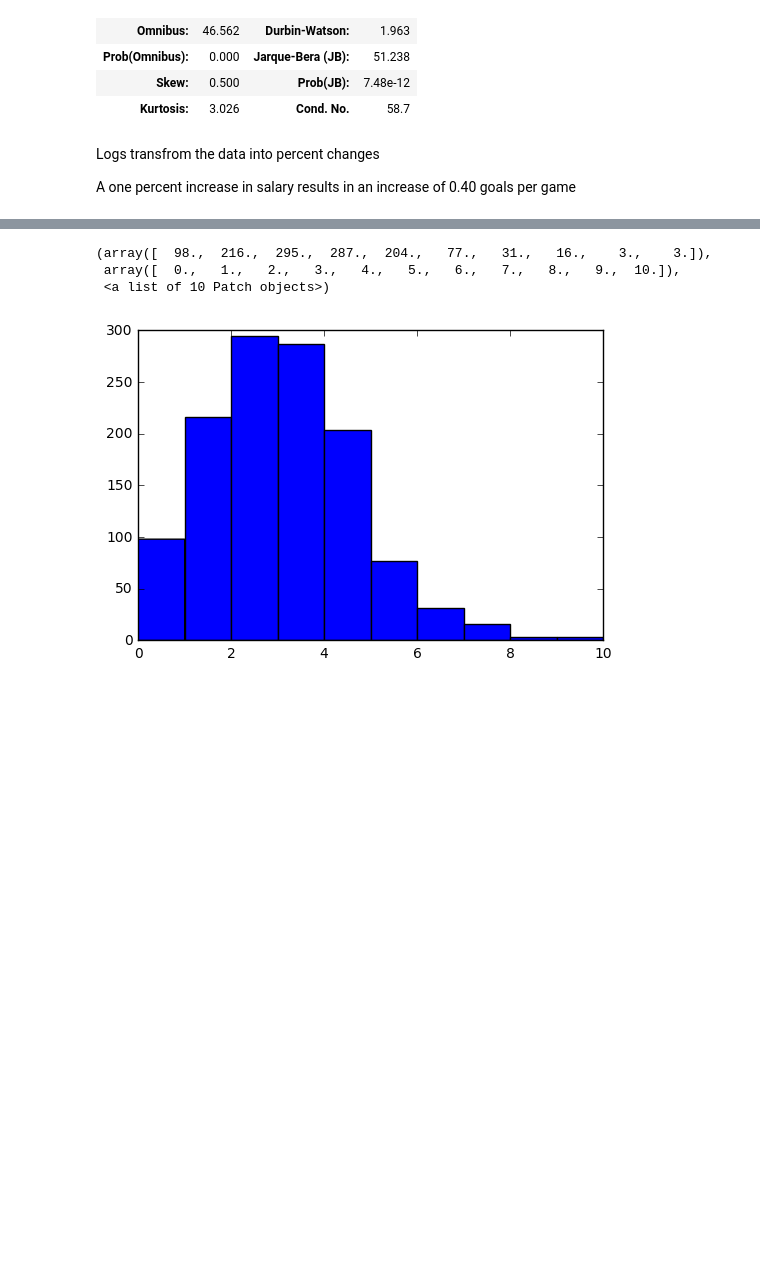
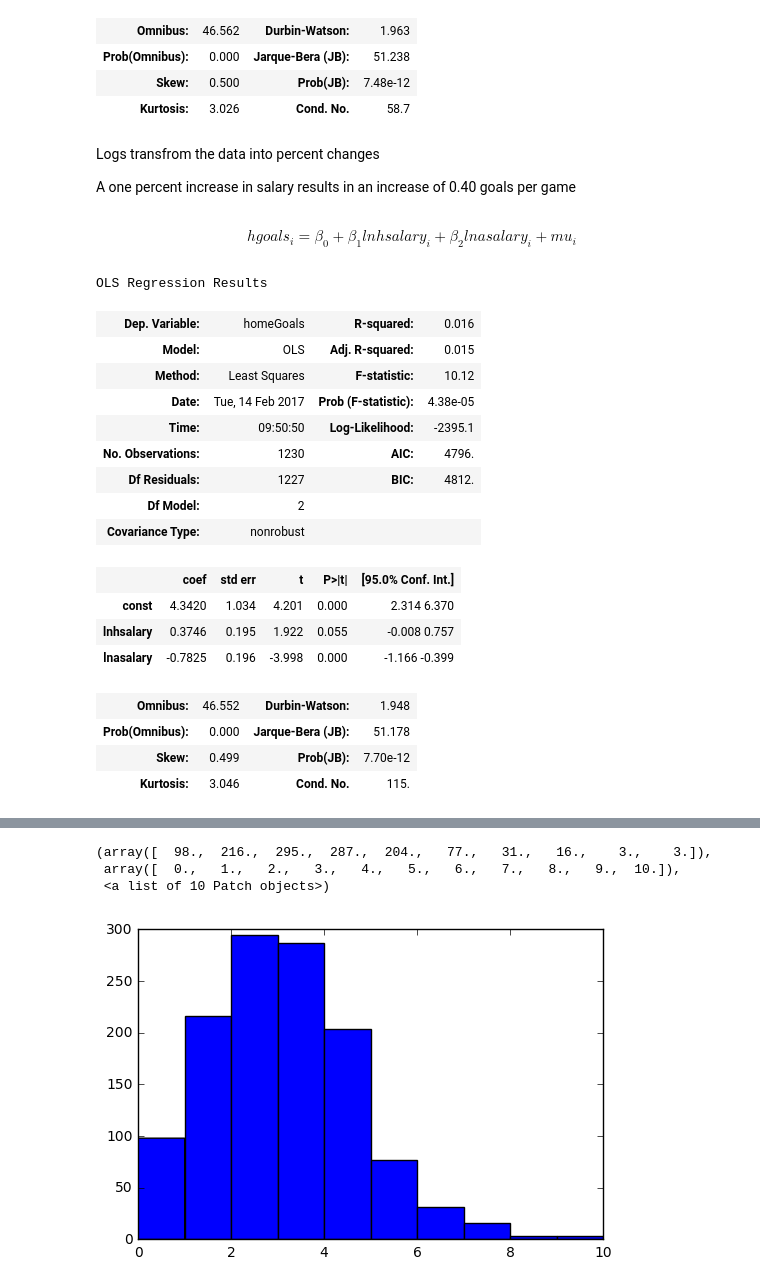
Before and after one commit to stephtselios/4P94, a Jupyter notebook: 04-linear_regression/linear_regression_goals.ipynb, the cells around one changed output, grey strips where cells are left out. Cells and saved outputs as stored; diff of their text form; code cells hidden in the pictures; blank space fills up the shorter version.

Commit message:
update linear model from class

```diff
--- a/04-linear_regression/linear_regression_goals.ipynb
+++ b/04-linear_regression/linear_regression_goals.ipynb
@@ -265,3 +284,27 @@ OLS Regression Results
 Logs transfrom the data into percent changes
 
 A one percent increase in salary results in an increase of 0.40 goals per game
+# %% [markdown]
+$$hgoals_i = \beta_0 + \beta_1 lnhsalary_i + \beta_2 lnasalary_i + mu_i$$
+# %%
+temp = sm.OLS(dm['homeGoals'],sm.add_constant(dm[['lnhsalary', 'lnasalary']])).fit()
+temp.summary()
+# %% [output]
+OLS Regression Results
+| Dep. Variable: | homeGoals | R-squared: | 0.016 |
+| Model: | OLS | Adj. R-squared: | 0.015 |
+| Method: | Least Squares | F-statistic: | 10.12 |
+| Date: | Tue, 14 Feb 2017 | Prob (F-statistic): | 4.38e-05 |
+| Time: | 09:50:50 | Log-Likelihood: | -2395.1 |
+| No. Observations: | 1230 | AIC: | 4796. |
+| Df Residuals: | 1227 | BIC: | 4812. |
+| Df Model: | 2 |  |  |
+| Covariance Type: | nonrobust |  |  |
+|  | coef | std err | t | P>|t| | [95.0% Conf. Int.] |
+| const | 4.3420 | 1.034 | 4.201 | 0.000 | 2.314 6.370 |
+| lnhsalary | 0.3746 | 0.195 | 1.922 | 0.055 | -0.008 0.757 |
+| lnasalary | -0.7825 | 0.196 | -3.998 | 0.000 | -1.166 -0.399 |
+| Omnibus: | 46.552 | Durbin-Watson: | 1.948 |
+| Prob(Omnibus): | 0.000 | Jarque-Bera (JB): | 51.178 |
+| Skew: | 0.499 | Prob(JB): | 7.70e-12 |
+| Kurtosis: | 3.046 | Cond. No. | 115. |
```
Also changed, not shown: parts of 21 cells of this notebook.
